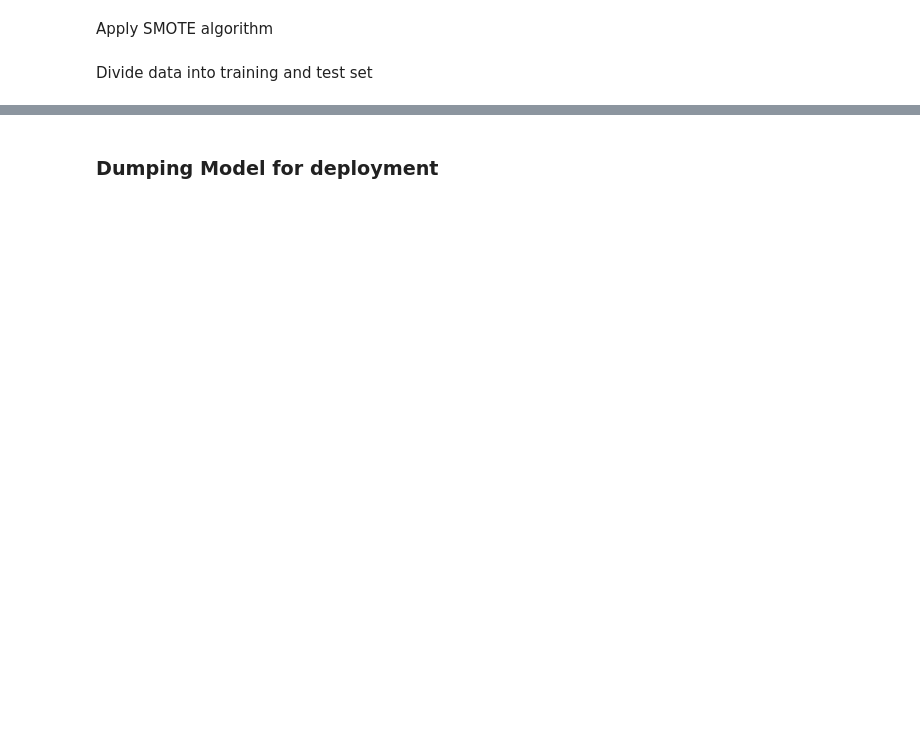
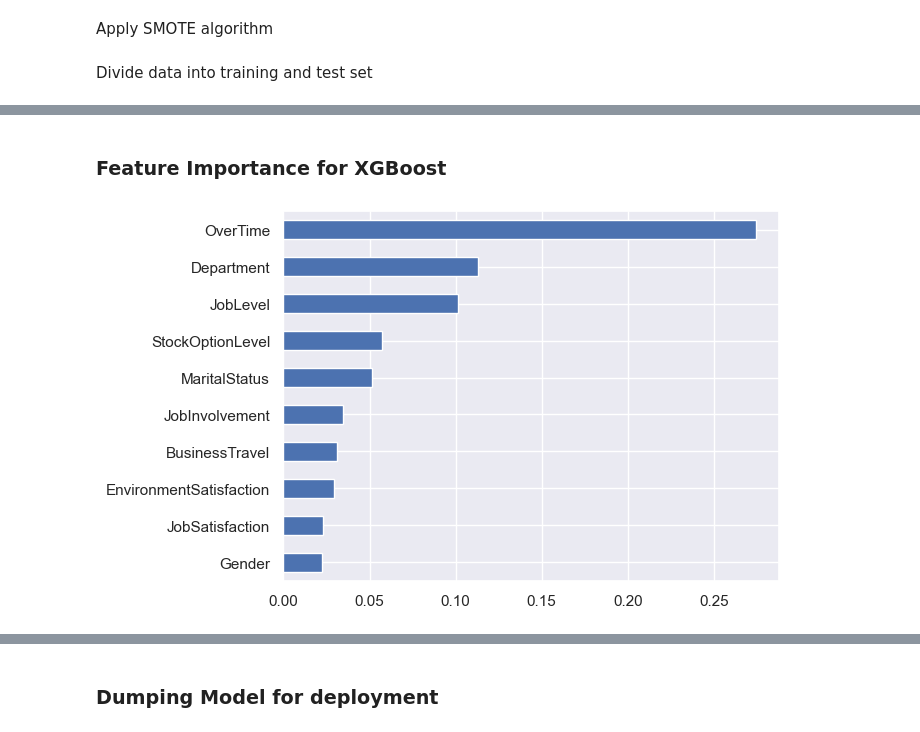
Before and after one commit to Imokut/SVM, a Jupyter notebook: main.ipynb, the cells around one changed output, grey strips where cells are left out. Drawn from its saved outputs; the diff is of its cells as text; code cells hidden in the pictures; blank space fills up the shorter version.

```diff
--- a/main.ipynb
+++ b/main.ipynb
@@ -656,12 +630,3 @@ X,y=SMOTE(sampling_strategy=1, random_state=0).fit_resample(x, y)
 Divide data into training and test set
 # %%
 X_train, X_test, y_train, y_test = train_test_split(X, y, random_state=0, test_size=0.2)
-# %%
-pipe = Pipeline([
-    ('scaler', StandardScaler()),
-    ('classifier', LogisticRegression(solver="liblinear",penalty="l2",
-                                      class_weight={0:1,1:1},max_iter=10000))
-])
-
-pipe.fit(X_train, y_train)
-pipe.named_steps['classifier'].get_params()
@@ -704,0 +665,17 @@ print(acc_score)
+# %%
+params = {
+    "n_estimators": [10, 20, 50, 100],
+    "learning_rate": [0.01, 0.05, 0.1, 0.2]
+}
+
+# Create an XGBClassifier object
+clf = XGBClassifier()
+
+# Create a GridSearchCV object
+grid = GridSearchCV(clf, params, cv=5)
+
+# Fit the GridSearchCV object to the training data
+grid.fit(X_train, y_train)
+
+# Print the best hyperparameters
+print("Best hyperparameters:", grid.best_params_)
@@ -704,0 +705,11 @@ print(acc_score)
+# %% [markdown]
+### Feature Importance for XGBoost
+# %%
+xgboost = XGBClassifier(learning_rate = 0.2, n_estimators = 100)
+xgboost.fit(X_train, y_train)
+#plot graph of feature importances for better visualization
+feat_importances = pd.Series(xgboost.feature_importances_, index=X_train.columns)
+feat_importances.nlargest(10).sort_values(ascending=True).plot(kind='barh')
+plt.show()
+# %% [output]
+[figure, added]
```
Also changed, not shown: parts of 25 cells of this notebook.
